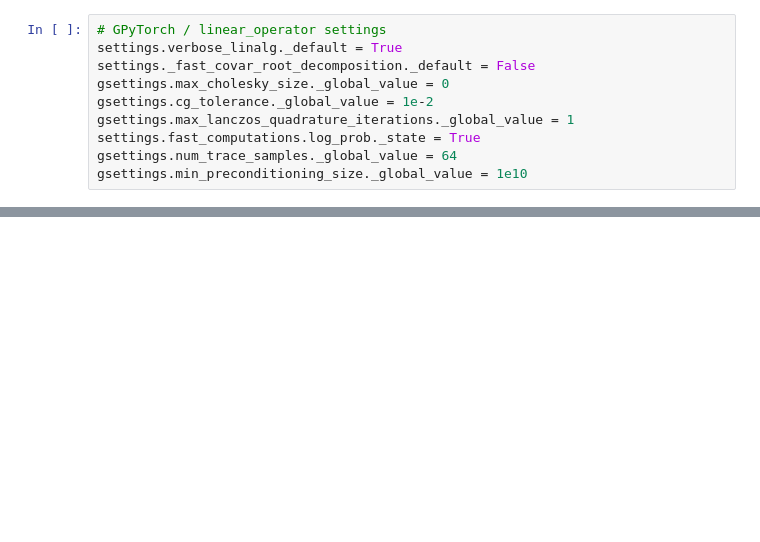
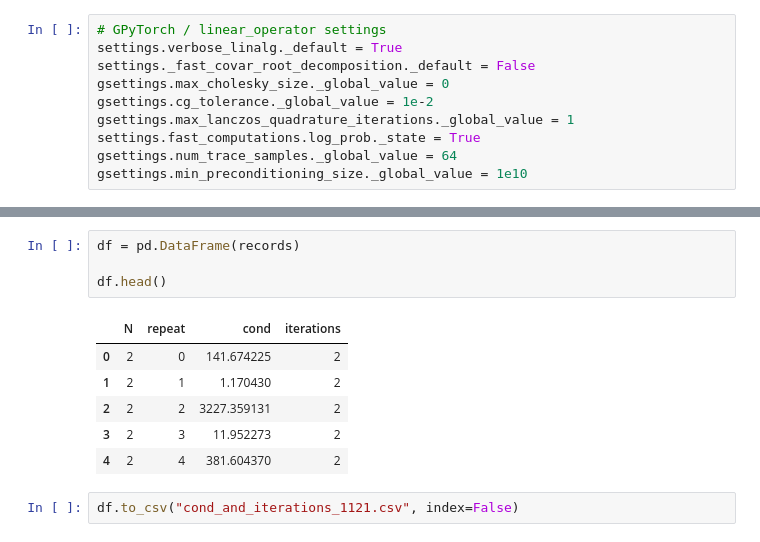
Before and after one commit to MatthewZhang473/Efficient-Gaussian-Process-on-Graphs, a Jupyter notebook: experiments_sparse/iterative_solvers/verify_convergence_rate/erdos_reyni.ipynb, the cells around one changed output, grey strips where cells are left out. Saved outputs shown, nothing was run; the diff lists cells and outputs as text; blank space fills up the shorter version.

```diff
--- a/experiments_sparse/iterative_solvers/verify_convergence_rate/erdos_reyni.ipynb
+++ b/experiments_sparse/iterative_solvers/verify_convergence_rate/erdos_reyni.ipynb
@@ -150,3 +99,16 @@ df
+# %%
+df = pd.DataFrame(records)
+
+df.head()
+# %% [output]
+|  | N | repeat | cond | iterations |
+| 0 | 2 | 0 | 141.674225 | 2 |
+| 1 | 2 | 1 | 1.170430 | 2 |
+| 2 | 2 | 2 | 3227.359131 | 2 |
+| 3 | 2 | 3 | 11.952273 | 2 |
+| 4 | 2 | 4 | 381.604370 | 2 |
+# %%
+df.to_csv("cond_and_iterations_1121.csv", index=False)
 # %%
 import pandas as pd
 import numpy as np
```
Also changed, not shown: parts of 6 cells of this notebook.
